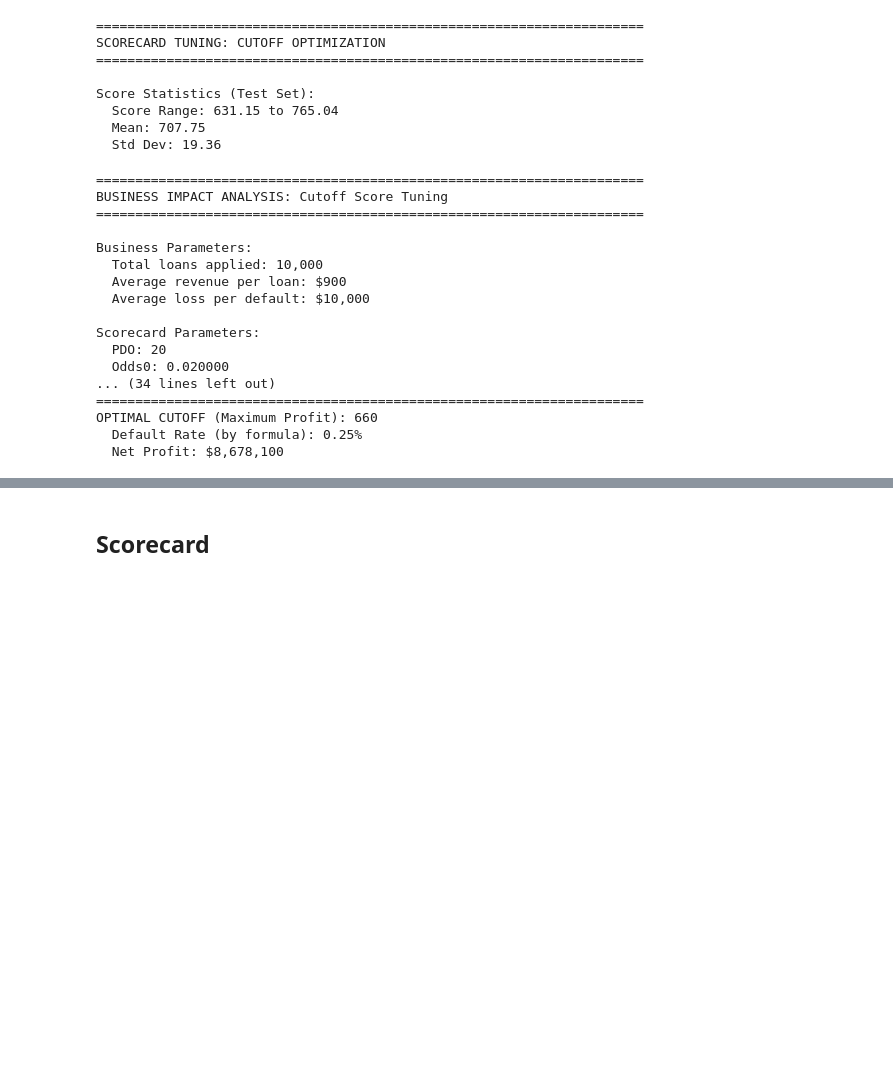
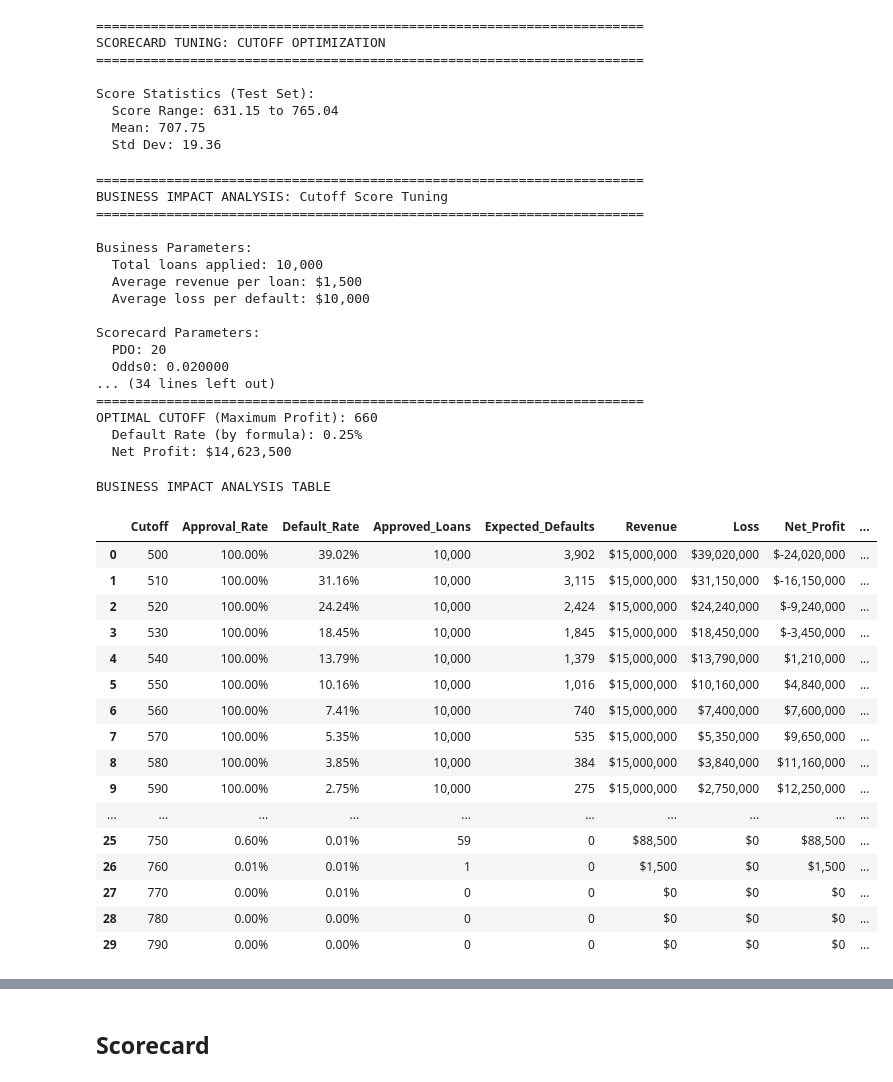
Before and after one commit to Luanjie-Dong/FA-project, a Jupyter notebook: 4_scorecard_generation_and_tuning.ipynb, the cells around one changed output, grey strips where cells are left out. Drawn from its saved outputs; the diff is of its cells as text; code cells hidden in the pictures; blank space fills up the shorter version.

```diff
--- a/4_scorecard_generation_and_tuning.ipynb
+++ b/4_scorecard_generation_and_tuning.ipynb
@@ -493,7 +493,7 @@ def score_to_default_probability(score, points0, odds0, pdo):
     odds = odds0 * np.exp((np.log(2) / pdo) * (points0 - score))
     return odds / (1 + odds)
 
-avg_revenue_per_loan = 900
+avg_revenue_per_loan = 1500
 avg_loss_per_default = 10000
 total_loans_applied = 10000
 
@@ -547,7 +547,7 @@ BUSINESS IMPACT ANALYSIS: Cutoff Score Tuning
 
 Business Parameters:
   Total loans applied: 10,000
-  Average revenue per loan: $900
+  Average revenue per loan: $1,500
   Average loss per default: $10,000
 
 Scorecard Parameters:
@@ -557,7 +557,47 @@ Scorecard Parameters:
 ======================================================================
 OPTIMAL CUTOFF (Maximum Profit): 660
   Default Rate (by formula): 0.25%
-  Net Profit: $8,678,100
+  Net Profit: $14,623,500
+# %%
+# Create a copy for display to avoid modifying the original data
+display_df = business_df.copy()
+
+# 1. Apply formatting for better readability
+format_mapping = {
+    "Cutoff": "{:.0f}",
+    "Approval_Rate": "{:.2%}",
+    "Default_Rate": "{:.2%}",
+    "Approved_Loans": "{:,.0f}",
+    "Expected_Defaults": "{:,.0f}",
+    "Revenue": "${:,.0f}",
+    "Loss": "${:,.0f}",
+    "Net_Profit": "${:,.0f}",
+    "Profit_Per_Loan": "${:,.2f}"
+}
+
+# 2. Display the DataFrame
+# If using Jupyter/Colab, this will show a nice HTML table
+print("BUSINESS IMPACT ANALYSIS TABLE")
+display(display_df.style.format(format_mapping).highlight_max(subset=['Net_Profit'], color='lightgreen'))
+# %% [output]
+BUSINESS IMPACT ANALYSIS TABLE
+|  | Cutoff | Approval_Rate | Default_Rate | Approved_Loans | Expected_Defaults | Revenue | Loss | Net_Profit | ... |
+| 0 | 500 | 100.00% | 39.02% | 10,000 | 3,902 | $15,000,000 | $39,020,000 | $-24,020,000 | ... |
+| 1 | 510 | 100.00% | 31.16% | 10,000 | 3,115 | $15,000,000 | $31,150,000 | $-16,150,000 | ... |
+| 2 | 520 | 100.00% | 24.24% | 10,000 | 2,424 | $15,000,000 | $24,240,000 | $-9,240,000 | ... |
+| 3 | 530 | 100.00% | 18.45% | 10,000 | 1,845 | $15,000,000 | $18,450,000 | $-3,450,000 | ... |
+| 4 | 540 | 100.00% | 13.79% | 10,000 | 1,379 | $15,000,000 | $13,790,000 | $1,210,000 | ... |
+| 5 | 550 | 100.00% | 10.16% | 10,000 | 1,016 | $15,000,000 | $10,160,000 | $4,840,000 | ... |
+| 6 | 560 | 100.00% | 7.41% | 10,000 | 740 | $15,000,000 | $7,400,000 | $7,600,000 | ... |
+| 7 | 570 | 100.00% | 5.35% | 10,000 | 535 | $15,000,000 | $5,350,000 | $9,650,000 | ... |
+| 8 | 580 | 100.00% | 3.85% | 10,000 | 384 | $15,000,000 | $3,840,000 | $11,160,000 | ... |
+| 9 | 590 | 100.00% | 2.75% | 10,000 | 275 | $15,000,000 | $2,750,000 | $12,250,000 | ... |
+| ... | ... | ... | ... | ... | ... | ... | ... | ... | ... |
+| 25 | 750 | 0.60% | 0.01% | 59 | 0 | $88,500 | $0 | $88,500 | ... |
+| 26 | 760 | 0.01% | 0.01% | 1 | 0 | $1,500 | $0 | $1,500 | ... |
+| 27 | 770 | 0.00% | 0.01% | 0 | 0 | $0 | $0 | $0 | ... |
+| 28 | 780 | 0.00% | 0.00% | 0 | 0 | $0 | $0 | $0 | ... |
+| 29 | 790 | 0.00% | 0.00% | 0 | 0 | $0 | $0 | $0 | ... |
 # %%
 # Visualization: Dual-Axis Plot - Profit & Approval Rate by Cutoff
 import matplotlib.pyplot as plt
```
Also changed, not shown: parts of 3 cells of this notebook.
